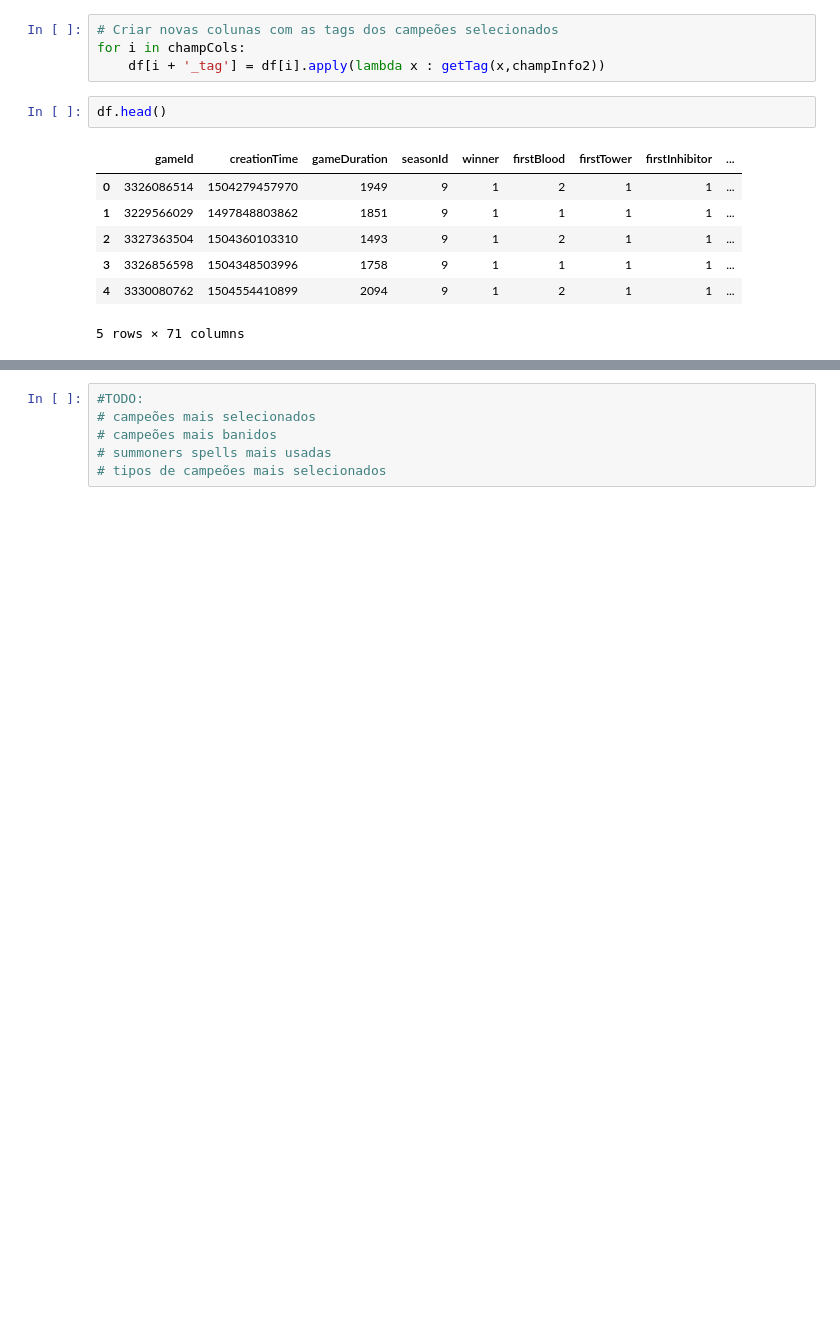
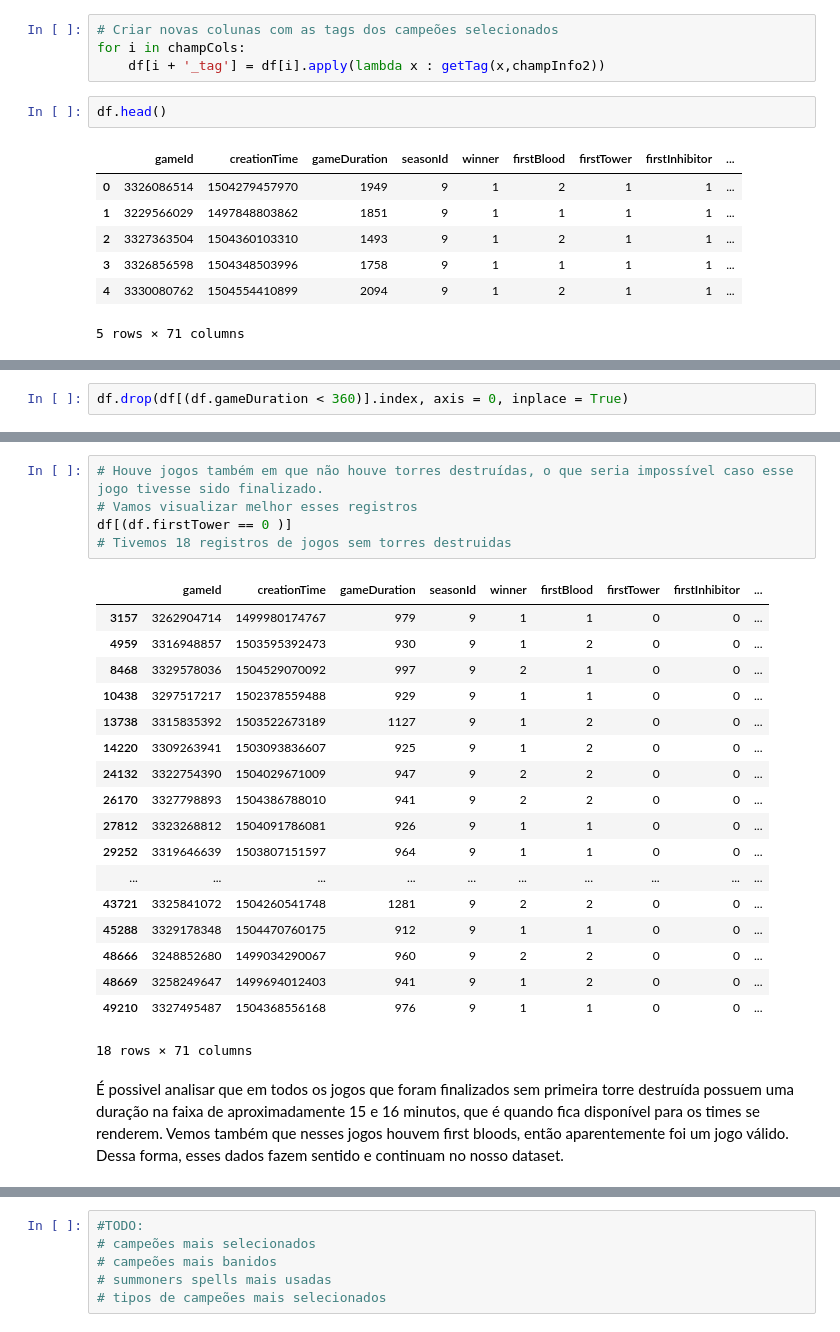
Before and after one commit to rafajovelho/League-Of-Legends-Data-Analysys, a Jupyter notebook: LoL.ipynb, the cells around one changed output, grey strips where cells are left out. Cells and saved outputs as stored; diff of their text form; blank space fills up the shorter version.

Commit message:
Análise de dados de partidas de LoL

```diff
--- a/LoL.ipynb
+++ b/LoL.ipynb
@@ -275,0 +306,2 @@ df.head()
+# %%
+df.drop(df[(df.gameDuration < 360)].index, axis = 0, inplace = True)
@@ -275,0 +312,26 @@ df.head()
+# %%
+# Houve jogos também em que não houve torres destruídas, o que seria impossível caso esse jogo tivesse sido finalizado.
+# Vamos visualizar melhor esses registros
+df[(df.firstTower == 0 )]
+# Tivemos 18 registros de jogos sem torres destruidas
+# %% [output]
+|  | gameId | creationTime | gameDuration | seasonId | winner | firstBlood | firstTower | firstInhibitor | ... |
+| 3157 | 3262904714 | 1499980174767 | 979 | 9 | 1 | 1 | 0 | 0 | ... |
+| 4959 | 3316948857 | 1503595392473 | 930 | 9 | 1 | 2 | 0 | 0 | ... |
+| 8468 | 3329578036 | 1504529070092 | 997 | 9 | 2 | 1 | 0 | 0 | ... |
+| 10438 | 3297517217 | 1502378559488 | 929 | 9 | 1 | 1 | 0 | 0 | ... |
+| 13738 | 3315835392 | 1503522673189 | 1127 | 9 | 1 | 2 | 0 | 0 | ... |
+| 14220 | 3309263941 | 1503093836607 | 925 | 9 | 1 | 2 | 0 | 0 | ... |
+| 24132 | 3322754390 | 1504029671009 | 947 | 9 | 2 | 2 | 0 | 0 | ... |
+| 26170 | 3327798893 | 1504386788010 | 941 | 9 | 2 | 2 | 0 | 0 | ... |
+| 27812 | 3323268812 | 1504091786081 | 926 | 9 | 1 | 1 | 0 | 0 | ... |
+| 29252 | 3319646639 | 1503807151597 | 964 | 9 | 1 | 1 | 0 | 0 | ... |
+| ... | ... | ... | ... | ... | ... | ... | ... | ... | ... |
+| 43721 | 3325841072 | 1504260541748 | 1281 | 9 | 2 | 2 | 0 | 0 | ... |
+| 45288 | 3329178348 | 1504470760175 | 912 | 9 | 1 | 1 | 0 | 0 | ... |
+| 48666 | 3248852680 | 1499034290067 | 960 | 9 | 2 | 2 | 0 | 0 | ... |
+| 48669 | 3258249647 | 1499694012403 | 941 | 9 | 1 | 2 | 0 | 0 | ... |
+| 49210 | 3327495487 | 1504368556168 | 976 | 9 | 1 | 1 | 0 | 0 | ... |
+18 rows × 71 columns
+# %% [markdown]
+É possivel analisar que em todos os jogos que foram finalizados sem primeira torre destruída possuem uma duração na faixa de aproximadamente 15 e 16 minutos, que é quando fica disponível para os times se renderem. Vemos também que nesses jogos houvem first bloods, então aparentemente foi um jogo válido. Dessa forma, esses dados fazem sentido e continuam no nosso dataset.
```
Also changed, not shown: parts of 17 cells of this notebook, 5 other files.
